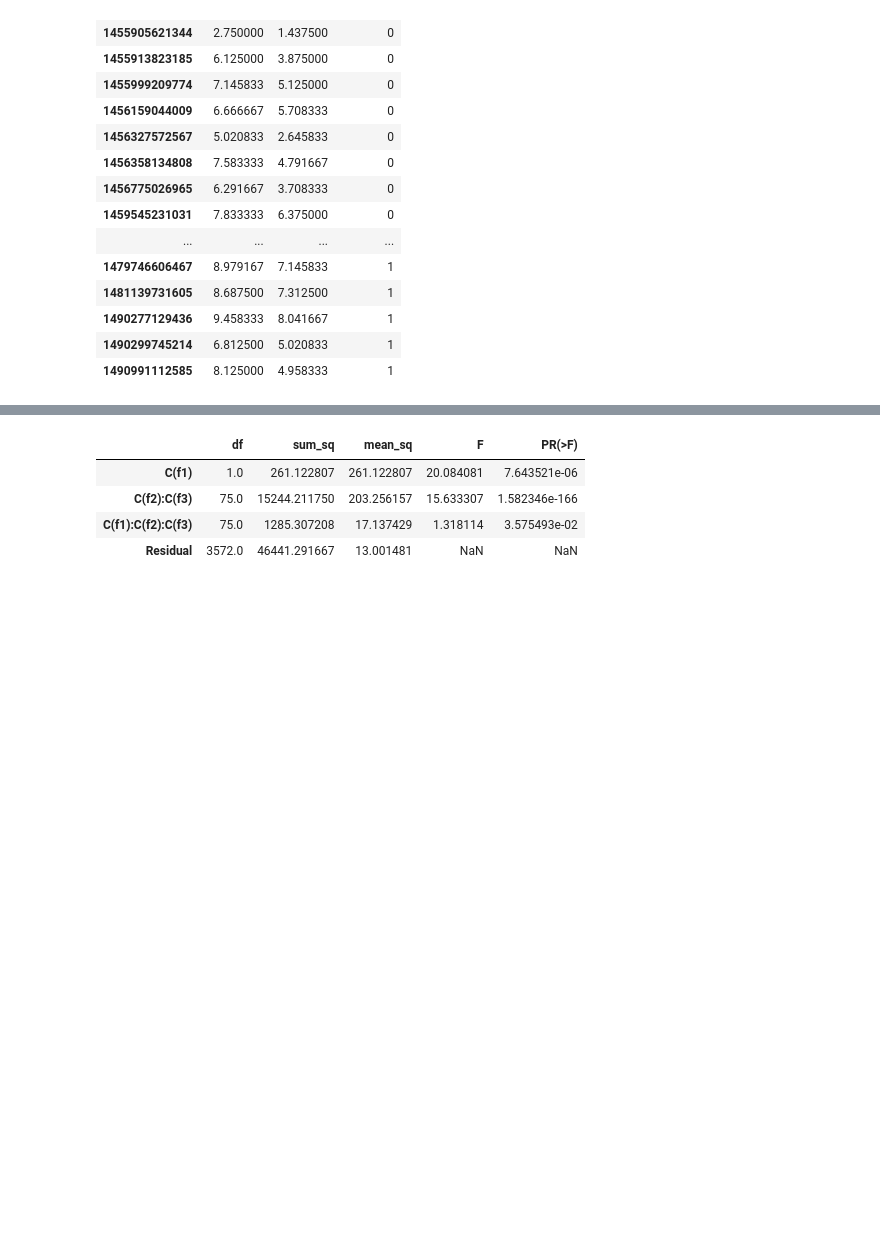
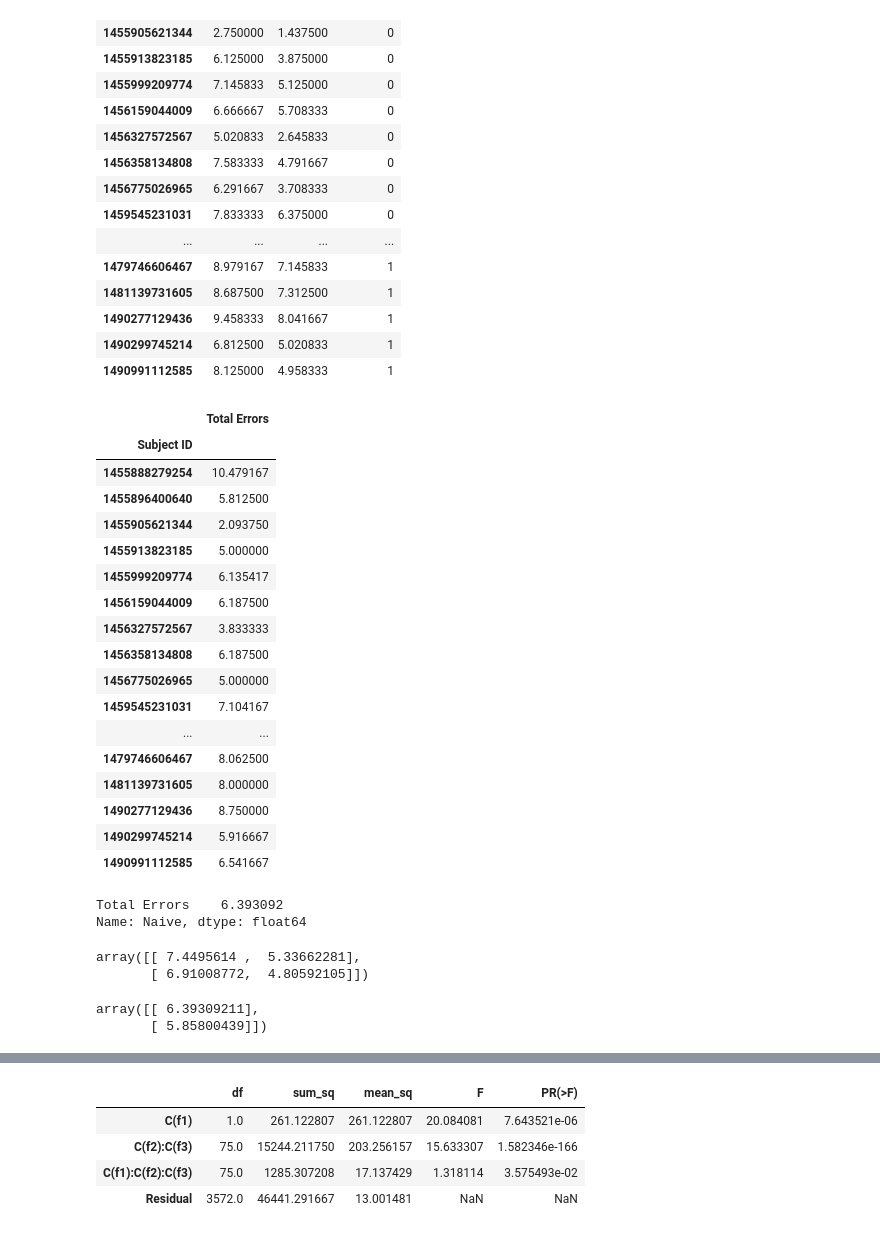
Before and after one commit to galbiati/mnk-cleaning-analysis, a Jupyter notebook: src/4 Data Cleaning and Exploration.ipynb, the cells around one changed output, grey strips where cells are left out. Cells and saved outputs as stored; diff of their text form; code cells hidden in the pictures; blank space fills up the shorter version.

```diff
--- a/src/4 Data Cleaning and Exploration.ipynb
+++ b/src/4 Data Cleaning and Exploration.ipynb
@@ -310,3 +310,45 @@ means_for_weiji
 | 1490277129436 | 9.458333 | 8.041667 | 1 |
 | 1490299745214 | 6.812500 | 5.020833 | 1 |
 | 1490991112585 | 8.125000 | 4.958333 | 1 |
+# %%
+mu = DF['Total Errors'].mean()
+Apiv = DF.pivot_table(index='Condition', values='Total Errors')
+Bpiv = DF.pivot_table(index='Is Real', values='Total Errors')
+ABpiv = DF.pivot_table(index='Condition', columns='Is Real', values='Total Errors')
+Sapiv = DF.pivot_table(index='Subject ID', values='Total Errors')
+# %%
+Sapiv
+# %% [output]
+|  | Total Errors |
+| Subject ID |  |
+| 1455888279254 | 10.479167 |
+| 1455896400640 | 5.812500 |
+| 1455905621344 | 2.093750 |
+| 1455913823185 | 5.000000 |
+| 1455999209774 | 6.135417 |
+| 1456159044009 | 6.187500 |
+| 1456327572567 | 3.833333 |
+| 1456358134808 | 6.187500 |
+| 1456775026965 | 5.000000 |
+| 1459545231031 | 7.104167 |
+| ... | ... |
+| 1479746606467 | 8.062500 |
+| 1481139731605 | 8.000000 |
+| 1490277129436 | 8.750000 |
+| 1490299745214 | 5.916667 |
+| 1490991112585 | 6.541667 |
+# %%
+Apiv.loc['Naive']
+# %% [output]
+Total Errors    6.393092
+Name: Naive, dtype: float64
+# %%
+ABpiv.values
+# %% [output]
+array([[ 7.4495614 ,  5.33662281],
+       [ 6.91008772,  4.80592105]])
+# %%
+Apiv.values
+# %% [output]
+array([[ 6.39309211],
+       [ 5.85800439]])
```
Also changed, not shown: parts of 4 cells of this notebook, 2 other files.
